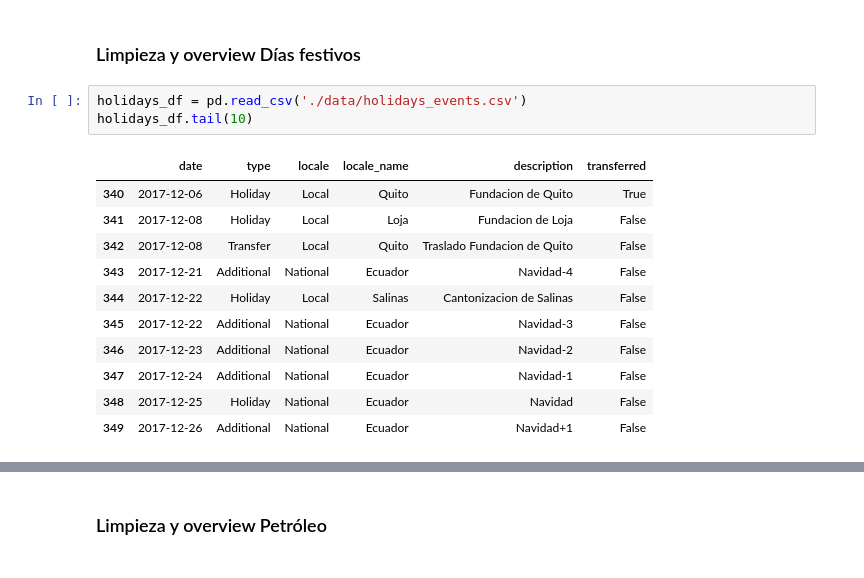
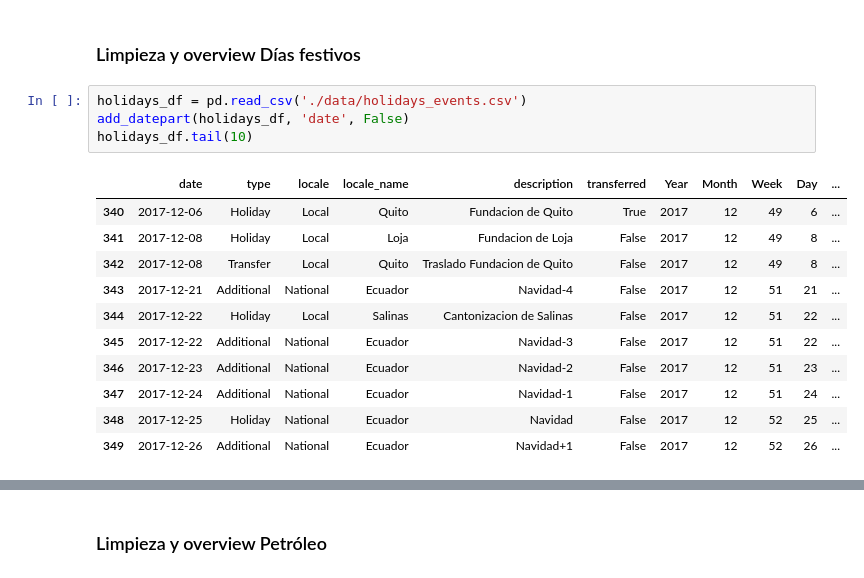
Before and after one commit to Sebas1245/store-sales-forecasting, a Jupyter notebook: analysis.ipynb, the cells around one changed output, grey strips where cells are left out. Saved outputs shown, nothing was run; the diff lists cells and outputs as text.

```diff
--- a/analysis.ipynb
+++ b/analysis.ipynb
@@ -114,19 +141,20 @@ Debido a que la mayoría de las variables tienen los 100% completos, solamente s
 ### Limpieza y overview Días festivos
 # %%
 holidays_df = pd.read_csv('./data/holidays_events.csv')
+add_datepart(holidays_df, 'date', False)
 holidays_df.tail(10)
 # %% [output]
-|  | date | type | locale | locale_name | description | transferred |
-| 340 | 2017-12-06 | Holiday | Local | Quito | Fundacion de Quito | True |
-| 341 | 2017-12-08 | Holiday | Local | Loja | Fundacion de Loja | False |
-| 342 | 2017-12-08 | Transfer | Local | Quito | Traslado Fundacion de Quito | False |
-| 343 | 2017-12-21 | Additional | National | Ecuador | Navidad-4 | False |
-| 344 | 2017-12-22 | Holiday | Local | Salinas | Cantonizacion de Salinas | False |
-| 345 | 2017-12-22 | Additional | National | Ecuador | Navidad-3 | False |
-| 346 | 2017-12-23 | Additional | National | Ecuador | Navidad-2 | False |
-| 347 | 2017-12-24 | Additional | National | Ecuador | Navidad-1 | False |
-| 348 | 2017-12-25 | Holiday | National | Ecuador | Navidad | False |
-| 349 | 2017-12-26 | Additional | National | Ecuador | Navidad+1 | False |
+|  | date | type | locale | locale_name | description | transferred | Year | Month | Week | Day | ... |
+| 340 | 2017-12-06 | Holiday | Local | Quito | Fundacion de Quito | True | 2017 | 12 | 49 | 6 | ... |
+| 341 | 2017-12-08 | Holiday | Local | Loja | Fundacion de Loja | False | 2017 | 12 | 49 | 8 | ... |
+| 342 | 2017-12-08 | Transfer | Local | Quito | Traslado Fundacion de Quito | False | 2017 | 12 | 49 | 8 | ... |
+| 343 | 2017-12-21 | Additional | National | Ecuador | Navidad-4 | False | 2017 | 12 | 51 | 21 | ... |
+| 344 | 2017-12-22 | Holiday | Local | Salinas | Cantonizacion de Salinas | False | 2017 | 12 | 51 | 22 | ... |
+| 345 | 2017-12-22 | Additional | National | Ecuador | Navidad-3 | False | 2017 | 12 | 51 | 22 | ... |
+| 346 | 2017-12-23 | Additional | National | Ecuador | Navidad-2 | False | 2017 | 12 | 51 | 23 | ... |
+| 347 | 2017-12-24 | Additional | National | Ecuador | Navidad-1 | False | 2017 | 12 | 51 | 24 | ... |
+| 348 | 2017-12-25 | Holiday | National | Ecuador | Navidad | False | 2017 | 12 | 52 | 25 | ... |
+| 349 | 2017-12-26 | Additional | National | Ecuador | Navidad+1 | False | 2017 | 12 | 52 | 26 | ... |
 # %%
 # Cambiamos el dataset para que tome como festivos en los días en los que se celebró.
 holidays_df.loc[(holidays_df.transferred), 'type'] = 'None'
```
Also changed, not shown: parts of 10 cells of this notebook.
